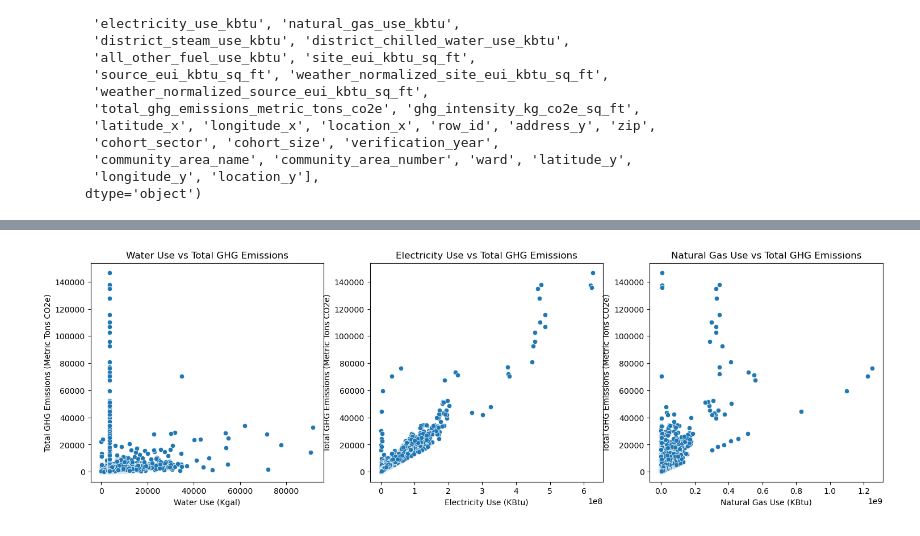
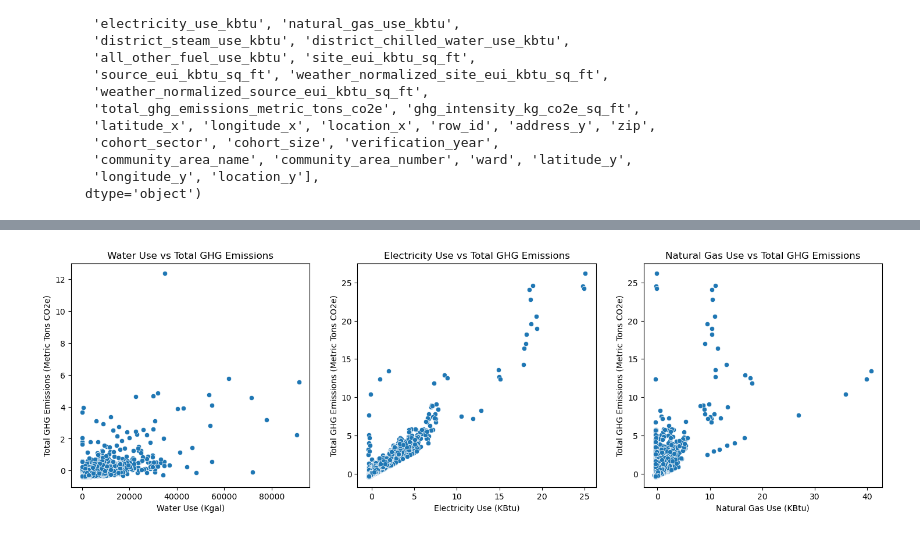
Before and after one commit to illinois-data-curation/is477-sp25-group17, a Jupyter notebook: is477_final_project.ipynb, the cells around one changed output, grey strips where cells are left out. Saved outputs shown, nothing was run; the diff lists cells and outputs as text; code cells hidden in the pictures.

```diff
--- a/is477_final_project.ipynb
+++ b/is477_final_project.ipynb
@@ -99,14 +164,9 @@ Index(['data_year', 'building_id', 'property_name', 'reporting_status',
 # %%
-merged_data_cleaned = merged_data.dropna(subset=['total_ghg_emissions_metric_tons_co2e', 'gross_floor_area_buildings_sq_ft'])
+merged_data_cleaned = merged_data.dropna(subset=['total_ghg_emissions_metric_tons_co2e', 'natural_gas_use_kbtu', 'electricity_use_kbtu'])
 # %%
-merged_data_cleaned['water_use_kgal'] = merged_data_cleaned['water_use_kgal'].fillna(merged_data_cleaned['water_use_kgal'].median())
-merged_data_cleaned['electricity_use_kbtu'] = merged_data_cleaned['electricity_use_kbtu'].fillna(merged_data_cleaned['electricity_use_kbtu'].median())
-
-
-merged_data_cleaned = merged_data_cleaned.dropna(subset=['electricity_use_kbtu', 'natural_gas_use_kbtu'])
-
-
+missing_percentage = (merged_data_cleaned.isna().sum() / len(merged_data_cleaned)) * 100
+missing_percentage = missing_percentage[missing_percentage > 0].sort_values(ascending=False)
 print("\nMissing Data After Cleaning:")
-print(merged_data_cleaned.isna().sum())
+print(missing_percentage)
 # %% [output]
 Missing Data After Cleaning:
@@ -139,7 +192,13 @@ See the caveats in the documentation: https://pandas.pydata.org/pandas-docs/stab
 # %%
-from sklearn.preprocessing import StandardScaler
+columns_to_scale = [
+    'electricity_use_kbtu',
+    'natural_gas_use_kbtu',
+    'gross_floor_area_buildings_sq_ft',
+    'total_ghg_emissions_metric_tons_co2e',
+    'ghg_intensity_kg_co2e_sq_ft'
+]
 
 scaler = StandardScaler()
-merged_data_cleaned['gross_floor_area_standardized'] = scaler.fit_transform(merged_data_cleaned[['gross_floor_area_buildings_sq_ft']])
 
-print(merged_data_cleaned[['gross_floor_area_buildings_sq_ft', 'gross_floor_area_standardized']].head())
+df_scaled = merged_data_cleaned.copy()
+df_scaled[columns_to_scale] = scaler.fit_transform(merged_data_cleaned[columns_to_scale])
@@ -153,22 +230,22 @@ print(merged_data_cleaned[['gross_floor_area_buildings_sq_ft', 'gross_floor_area
 # %%
 fig, axes = plt.subplots(1, 3, figsize=(18, 5))
 
-sns.scatterplot(x='water_use_kgal', y='total_ghg_emissions_metric_tons_co2e', data=merged_data_cleaned, ax=axes[0])
+sns.scatterplot(x='water_use_kgal', y='total_ghg_emissions_metric_tons_co2e', data=df_scaled, ax=axes[0])
 axes[0].set_title('Water Use vs Total GHG Emissions')
 axes[0].set_xlabel('Water Use (Kgal)')
 axes[0].set_ylabel('Total GHG Emissions (Metric Tons CO2e)')
 
-sns.scatterplot(x='electricity_use_kbtu', y='total_ghg_emissions_metric_tons_co2e', data=merged_data_cleaned, ax=axes[1])
+sns.scatterplot(x='electricity_use_kbtu', y='total_ghg_emissions_metric_tons_co2e', data=df_scaled, ax=axes[1])
 axes[1].set_title('Electricity Use vs Total GHG Emissions')
 axes[1].set_xlabel('Electricity Use (KBtu)')
 axes[1].set_ylabel('Total GHG Emissions (Metric Tons CO2e)')
 
-sns.scatterplot(x='natural_gas_use_kbtu', y='total_ghg_emissions_metric_tons_co2e', data=merged_data_cleaned, ax=axes[2])
+sns.scatterplot(x='natural_gas_use_kbtu', y='total_ghg_emissions_metric_tons_co2e', data=df_scaled, ax=axes[2])
 axes[2].set_title('Natural Gas Use vs Total GHG Emissions')
 axes[2].set_xlabel('Natural Gas Use (KBtu)')
 axes[2].set_ylabel('Total GHG Emissions (Metric Tons CO2e)')
 
 
 plt.show()
 # %% [output]
-[figure, old version]
+[figure, new version]
```
Also changed, not shown: parts of 15 cells of this notebook.
